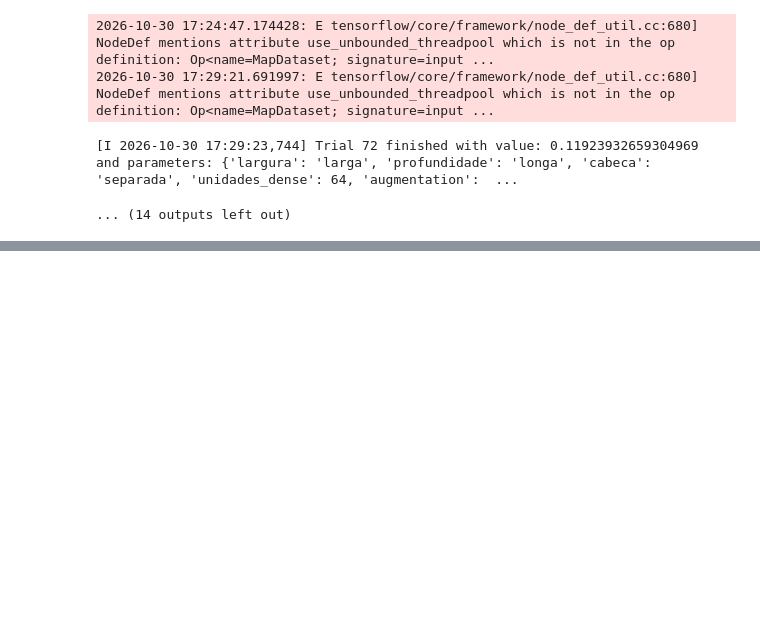
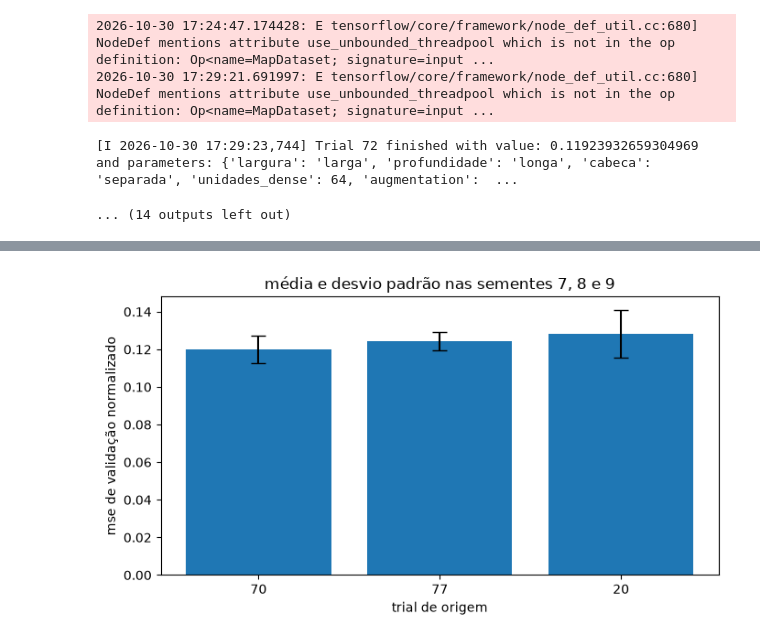
Before and after one commit to gabrielrech06/t2-deeplearning, a Jupyter notebook: t2.ipynb, the cells around one changed output, grey strips where cells are left out. Saved outputs shown, nothing was run; the diff lists cells and outputs as text; code cells hidden in the pictures; blank space fills up the shorter version.

Commit message:
feat: vendo a variabilidade do top-3 do optuna e testando loss ponderada 1:2

```diff
--- a/t2.ipynb
+++ b/t2.ipynb
@@ -1418,3 +1420,26 @@ WARNING:tensorflow:6 out of the last 12 calls to <function TensorFlowTrainer.mak
 2026-10-30 17:29:21.691997: E tensorflow/core/framework/node_def_util.cc:680] NodeDef mentions attribute use_unbounded_threadpool which is not in the op definition: Op<name=MapDataset; signature=input ...
 [I 2026-10-30 17:29:23,744] Trial 72 finished with value: 0.11923932659304969 and parameters: {'largura': 'larga', 'profundidade': 'longa', 'cabeca': 'separada', 'unidades_dense': 64, 'augmentation':  ...
 ... (14 outputs left out)
+# %%
+# agora, vamos carregar o top-3 trials para ver a questão da variabilidade mudando a seed, e assim escolher como arquitetura final o melhor modelo
+
+from copy import deepcopy
+import json
+
+# carregar os resultados
+estudo_confirmacao = optuna.load_study(study_name="cnn_fase2_v2", storage=storage)
+trials_completos = estudo_confirmacao.get_trials(states=(optuna.trial.TrialState.COMPLETE,))
+top3 = sorted(trials_completos, key=lambda trial: trial.value)[:3]
+
+sementes = [7, 8, 9]
+
+pd.DataFrame([
+    {
+        "trial_origem": trial.number,
+        "mse_busca": trial.value,
+        "cabeca": trial.user_attrs["config"]["cabeca"],
+        "augmentation": trial.user_attrs["config"]["augmentation"],
+        "parametros": trial.user_attrs["parametros"],
+    }
+    for trial in top3
+])
@@ -1420,0 +1541,9 @@ WARNING:tensorflow:6 out of the last 12 calls to <function TensorFlowTrainer.mak
+# %%
+resumo_confirmacao = (
+    df_confirmacao
+    .groupby("trial_origem")[metricas_confirmacao]
+    .agg(["mean", "std"])
+    .sort_values(("mse_val", "mean"))
+)
+
+resumo_confirmacao
@@ -1420,0 +1557,13 @@ WARNING:tensorflow:6 out of the last 12 calls to <function TensorFlowTrainer.mak
+# %%
+medias = resumo_confirmacao[("mse_val", "mean")]
+desvios = resumo_confirmacao[("mse_val", "std")]
+
+plt.figure(figsize=(7, 4))
+plt.bar(medias.index.astype(str), medias.values, yerr=desvios.values, capsize=6)
+plt.xlabel("trial de origem")
+plt.ylabel("mse de validação normalizado")
+plt.title("média e desvio padrão nas sementes 7, 8 e 9")
+plt.tight_layout()
+plt.show()
+# %% [output]
+[figure, added]
```
Also changed, not shown: parts of 13 cells of this notebook, 12 other files.
